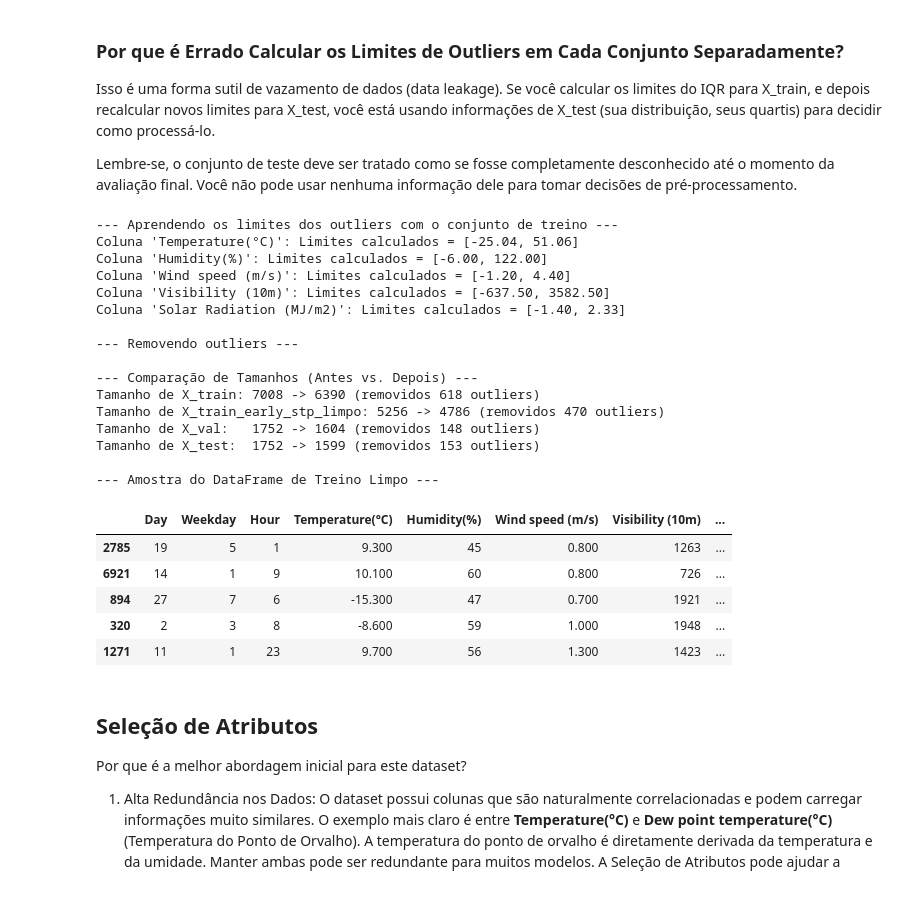
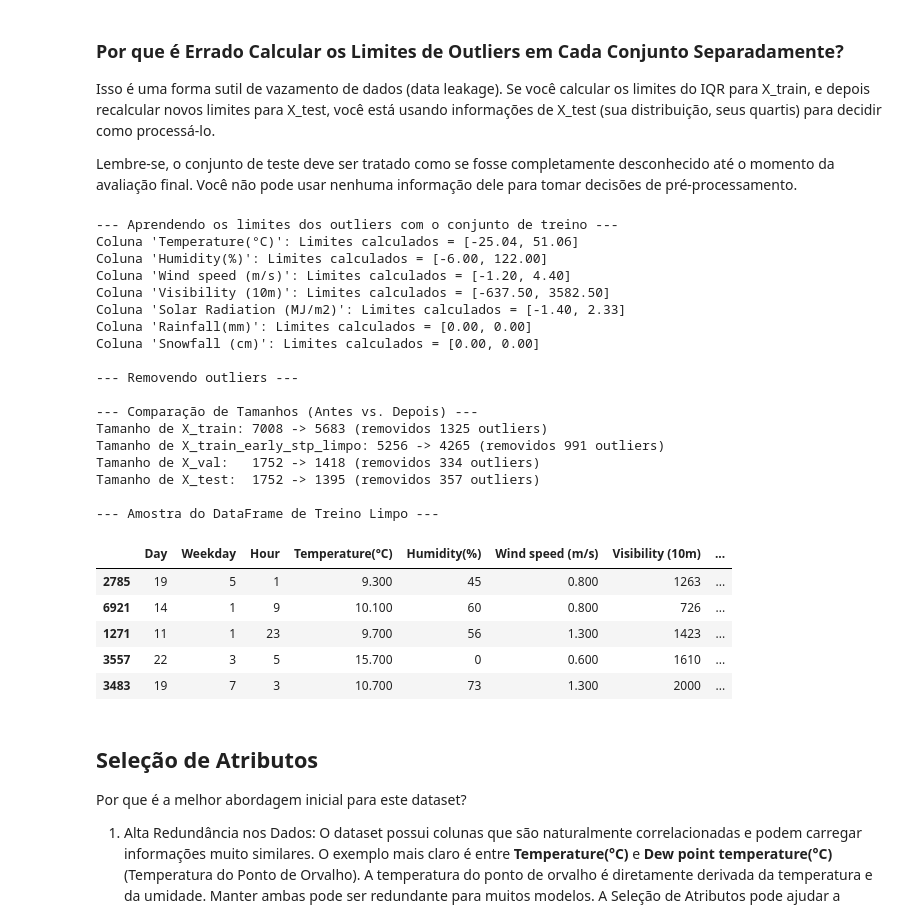
Before and after one commit to marcospontoexe/PUC, a Jupyter notebook: 14-Técnicas de machine learning/Atividade_somativa_2/regression.ipynb, the cells around one changed output. Saved outputs shown, nothing was run; the diff lists cells and outputs as text; code cells hidden in the pictures.

```diff
--- a/14-Técnicas de machine learning/Atividade_somativa_2/regression.ipynb
+++ b/14-Técnicas de machine learning/Atividade_somativa_2/regression.ipynb
@@ -235,7 +235,7 @@ Lembre-se, o conjunto de teste deve ser tratado como se fosse completamente desc
 # As colunas Rainfall e Snowfall são compostas com mais de 90% das amostras com valores zerados, oque significa que quase não teve
 # dias com chuva ou neve, mas isso pode acontecer, então não são tratadas para outliers
 colunas_para_verificar = ['Temperature(°C)', 'Humidity(%)', 'Wind speed (m/s)',
-                          'Visibility (10m)', 'Solar Radiation (MJ/m2)']
+                          'Visibility (10m)', 'Solar Radiation (MJ/m2)', 'Rainfall(mm)', 'Snowfall (cm)']
 
 
 # ---  APRENDER OS LIMITES DOS OUTLIERS APENAS COM O CONJUNTO DE TREINO ---
@@ -288,40 +288,42 @@ for coluna in colunas_para_verificar:
 
     X_test_limpo = X_test_limpo[mascara_test]
     y_test_limpo = y_test_limpo[mascara_test]
 
 
 # ---  VERIFICAR O RESULTADO ---
 print("\n--- Comparação de Tamanhos (Antes vs. Depois) ---")
 print(f"Tamanho de X_train: {len(X_train)} -> {len(X_train_limpo)} (removidos {len(X_train) - len(X_train_limpo)} outliers)")
 print(f"Tamanho de X_train_early_stp_limpo: {len(X_train_early_stp)} -> {len(X_train_early_stp_limpo)} (removidos {len(X_train_early_stp) - len(X_train_early_stp_limpo)} outliers)")
 print(f"Tamanho de X_val:   {len(X_val)} -> {len(X_val_limpo)} (removidos {len(X_val) - len(X_val_limpo)} outliers)")
 print(f"Tamanho de X_test:  {len(X_test)} -> {len(X_test_limpo)} (removidos {len(X_test) - len(X_test_limpo)} outliers)")
 
 print("\n--- Amostra do DataFrame de Treino Limpo ---")
 display(X_train_limpo.head())
 # %% [output]
 --- Aprendendo os limites dos outliers com o conjunto de treino ---
 Coluna 'Temperature(°C)': Limites calculados = [-25.04, 51.06]
 Coluna 'Humidity(%)': Limites calculados = [-6.00, 122.00]
 Coluna 'Wind speed (m/s)': Limites calculados = [-1.20, 4.40]
 Coluna 'Visibility (10m)': Limites calculados = [-637.50, 3582.50]
 Coluna 'Solar Radiation (MJ/m2)': Limites calculados = [-1.40, 2.33]
+Coluna 'Rainfall(mm)': Limites calculados = [0.00, 0.00]
+Coluna 'Snowfall (cm)': Limites calculados = [0.00, 0.00]
 
 --- Removendo outliers ---
 
 --- Comparação de Tamanhos (Antes vs. Depois) ---
-Tamanho de X_train: 7008 -> 6390 (removidos 618 outliers)
-Tamanho de X_train_early_stp_limpo: 5256 -> 4786 (removidos 470 outliers)
-Tamanho de X_val:   1752 -> 1604 (removidos 148 outliers)
-Tamanho de X_test:  1752 -> 1599 (removidos 153 outliers)
+Tamanho de X_train: 7008 -> 5683 (removidos 1325 outliers)
+Tamanho de X_train_early_stp_limpo: 5256 -> 4265 (removidos 991 outliers)
+Tamanho de X_val:   1752 -> 1418 (removidos 334 outliers)
+Tamanho de X_test:  1752 -> 1395 (removidos 357 outliers)
 
 --- Amostra do DataFrame de Treino Limpo ---
 |  | Day | Weekday | Hour | Temperature(°C) | Humidity(%) | Wind speed (m/s) | Visibility (10m) | ... |
 | 2785 | 19 | 5 | 1 | 9.300 | 45 | 0.800 | 1263 | ... |
 | 6921 | 14 | 1 | 9 | 10.100 | 60 | 0.800 | 726 | ... |
-| 894 | 27 | 7 | 6 | -15.300 | 47 | 0.700 | 1921 | ... |
-| 320 | 2 | 3 | 8 | -8.600 | 59 | 1.000 | 1948 | ... |
 | 1271 | 11 | 1 | 23 | 9.700 | 56 | 1.300 | 1423 | ... |
+| 3557 | 22 | 3 | 5 | 15.700 | 0 | 0.600 | 1610 | ... |
+| 3483 | 19 | 7 | 3 | 10.700 | 73 | 1.300 | 2000 | ... |
 # %% [markdown]
 
 ## Seleção de Atributos
```
Also changed, not shown: parts of 18 cells of this notebook, 9 other files.
